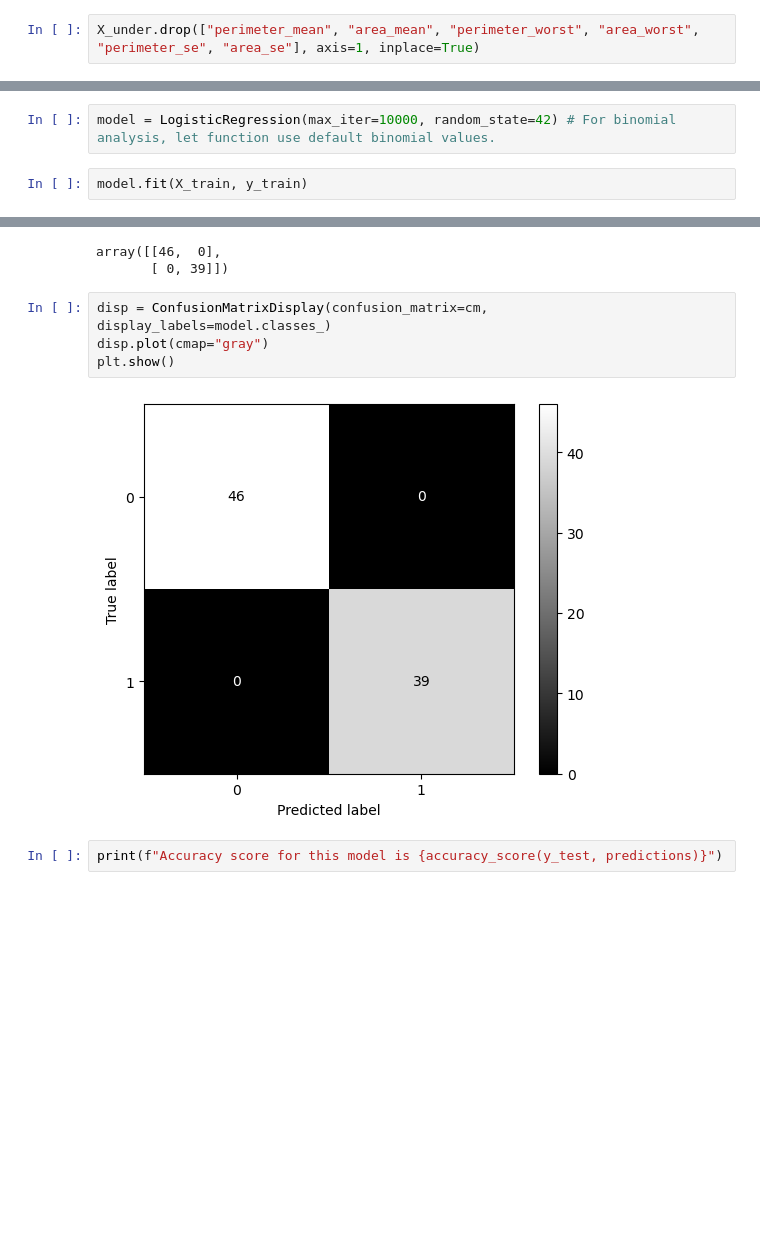
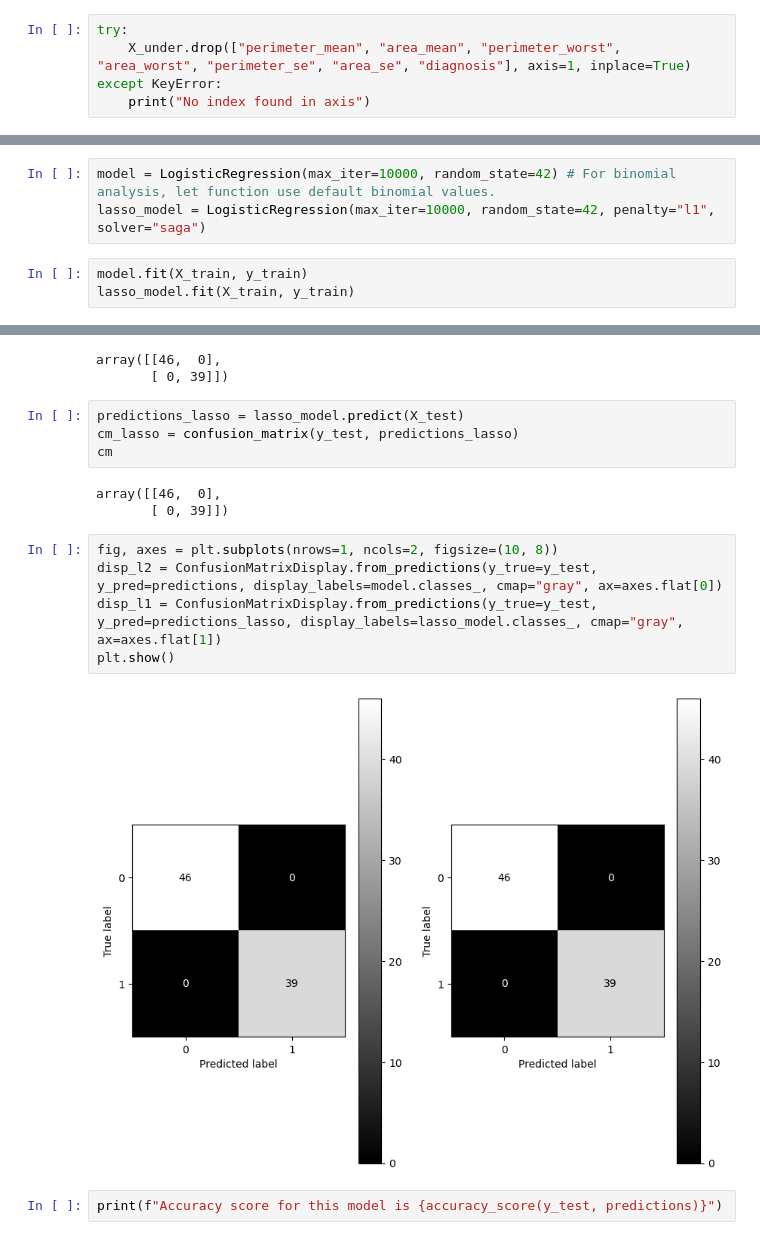
Before and after one commit to fenilenvinileno97/logistic_reg, a Jupyter notebook: 4-final_project.ipynb, the cells around one changed output, grey strips where cells are left out. Drawn from its saved outputs; the diff is of its cells as text; blank space fills up the shorter version.

```diff
--- a/4-final_project.ipynb
+++ b/4-final_project.ipynb
@@ -195,4 +195,7 @@ plt.show()
 # %% [output]
 [figure]
 # %%
-X_under.drop(["perimeter_mean", "area_mean", "perimeter_worst", "area_worst", "perimeter_se", "area_se"], axis=1, inplace=True)
+try:
+    X_under.drop(["perimeter_mean", "area_mean", "perimeter_worst", "area_worst", "perimeter_se", "area_se", "diagnosis"], axis=1, inplace=True)
+except KeyError:
+    print("No index found in axis")
@@ -218,6 +223,8 @@ X_test = sc_x.transform(X_test)
 ### 6. Binomial class model
 # %%
 model = LogisticRegression(max_iter=10000, random_state=42) # For binomial analysis, let function use default binomial values.
+lasso_model = LogisticRegression(max_iter=10000, random_state=42, penalty="l1", solver="saga")
 # %%
 model.fit(X_train, y_train)
+lasso_model.fit(X_train, y_train)
 # %% [output]
@@ -229,12 +236,20 @@ cm
 # %% [output]
 array([[46,  0],
        [ 0, 39]])
-# %%
-disp = ConfusionMatrixDisplay(confusion_matrix=cm, display_labels=model.classes_)
-disp.plot(cmap="gray")
-plt.show()
-# %% [output]
-[figure, removed]
+# %%
+predictions_lasso = lasso_model.predict(X_test)
+cm_lasso = confusion_matrix(y_test, predictions_lasso)
+cm
+# %% [output]
+array([[46,  0],
+       [ 0, 39]])
+# %%
+fig, axes = plt.subplots(nrows=1, ncols=2, figsize=(10, 8))
+disp_l2 = ConfusionMatrixDisplay.from_predictions(y_true=y_test, y_pred=predictions, display_labels=model.classes_, cmap="gray", ax=axes.flat[0])
+disp_l1 = ConfusionMatrixDisplay.from_predictions(y_true=y_test, y_pred=predictions_lasso, display_labels=lasso_model.classes_, cmap="gray", ax=axes.flat[1])
+plt.show()
+# %% [output]
+[figure, added]
 # %%
 print(f"Accuracy score for this model is {accuracy_score(y_test, predictions)}")
 # %% [output]
```
Also changed, not shown: parts of 12 cells of this notebook.
